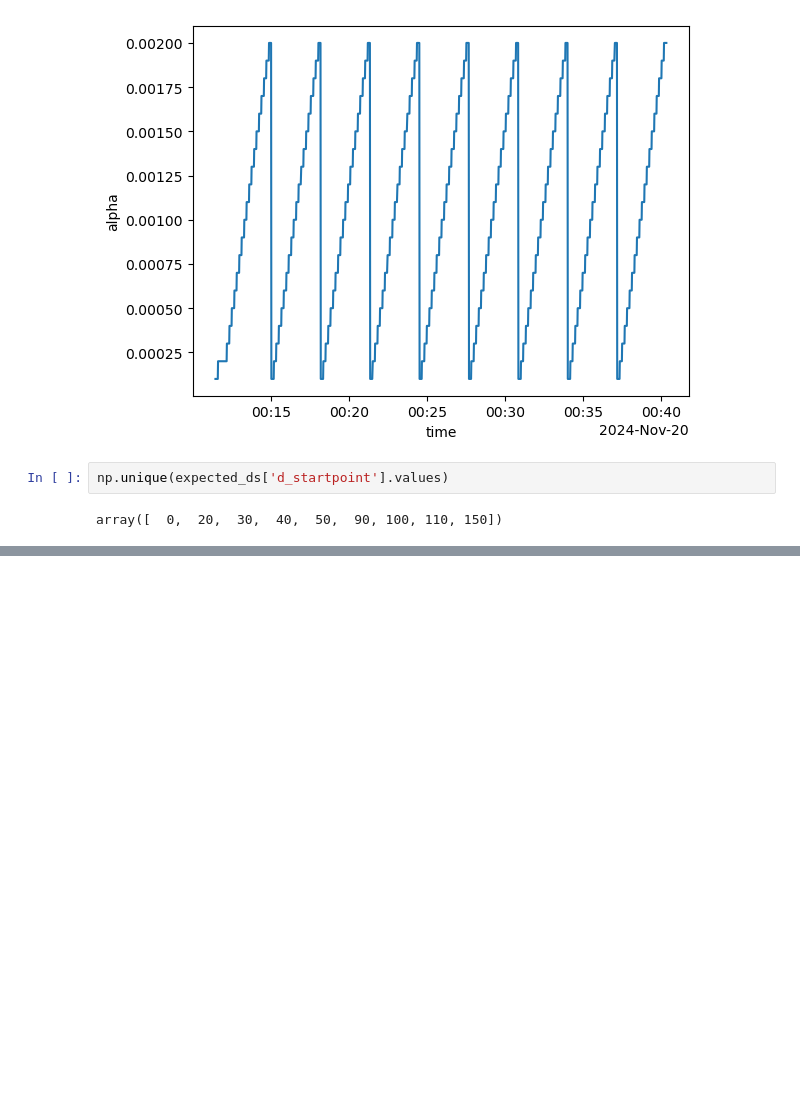
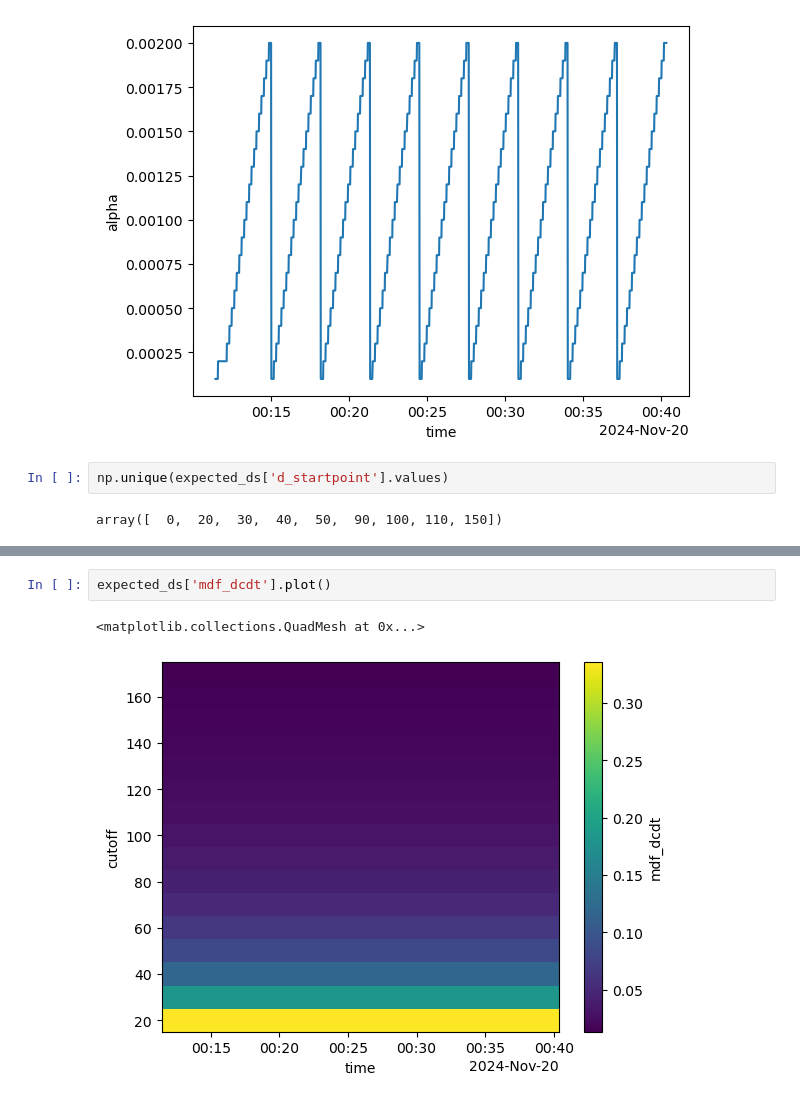
Before and after one commit to alexnaoki/soilgasflux_fcs, a Jupyter notebook: notebooks/analysis_synthetical.ipynb, the cells around one changed output, grey strips where cells are left out. Saved outputs shown, nothing was run; the diff lists cells and outputs as text; blank space fills up the shorter version.

```diff
--- a/notebooks/analysis_synthetical.ipynb
+++ b/notebooks/analysis_synthetical.ipynb
@@ -58,3 +146,8 @@ array([  0,  20,  30,  40,  50,  90, 100, 110, 150])
+# %%
+expected_ds['mdf_dcdt'].plot()
+# %% [output]
+<matplotlib.collections.QuadMesh at 0x...>
+[figure, added]
 # %%
 for alpha in np.unique(expected_ds['alpha'].values):
     # print(d_startpoint)
```
Also changed, not shown: parts of 14 cells of this notebook, 1 other file.
